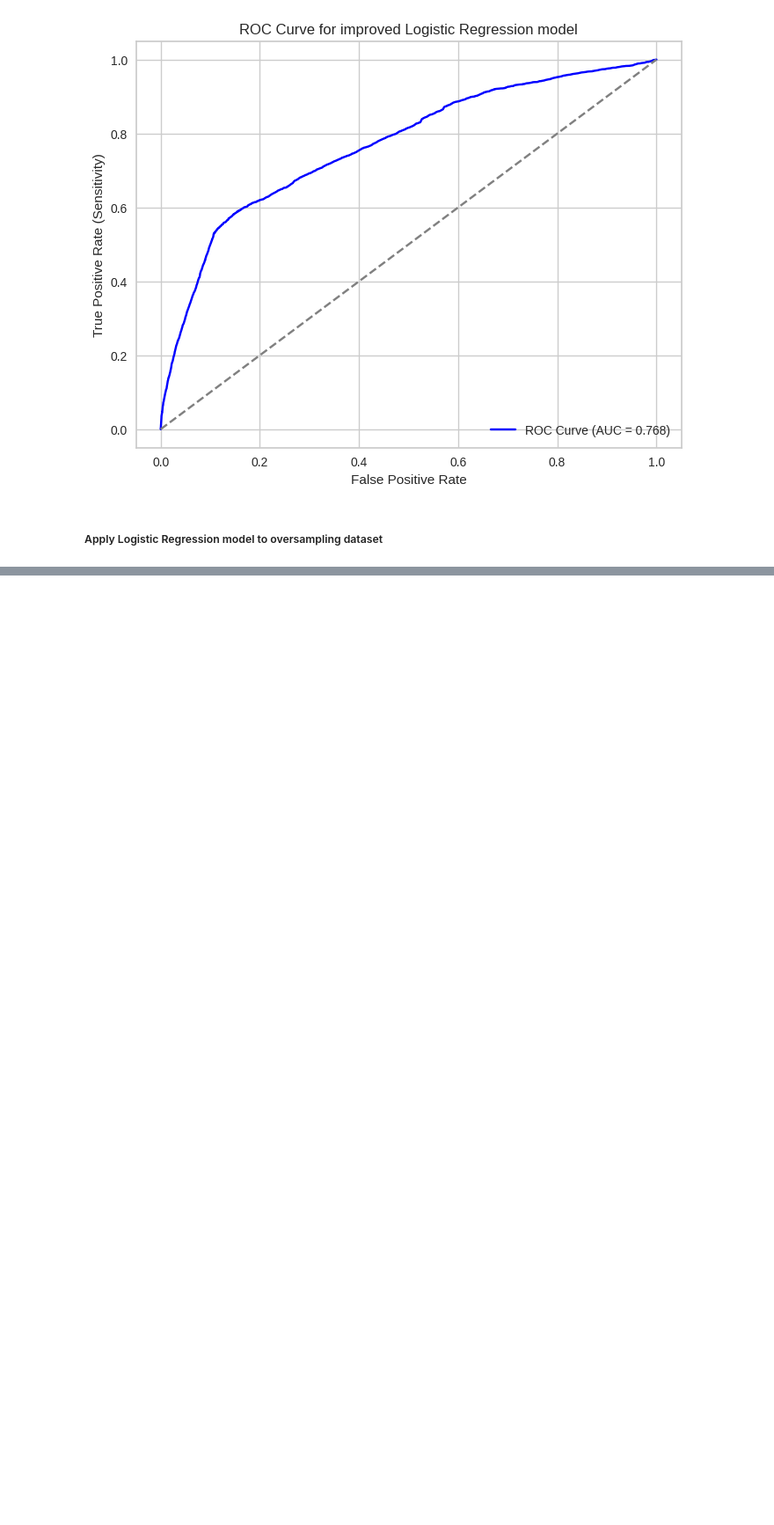
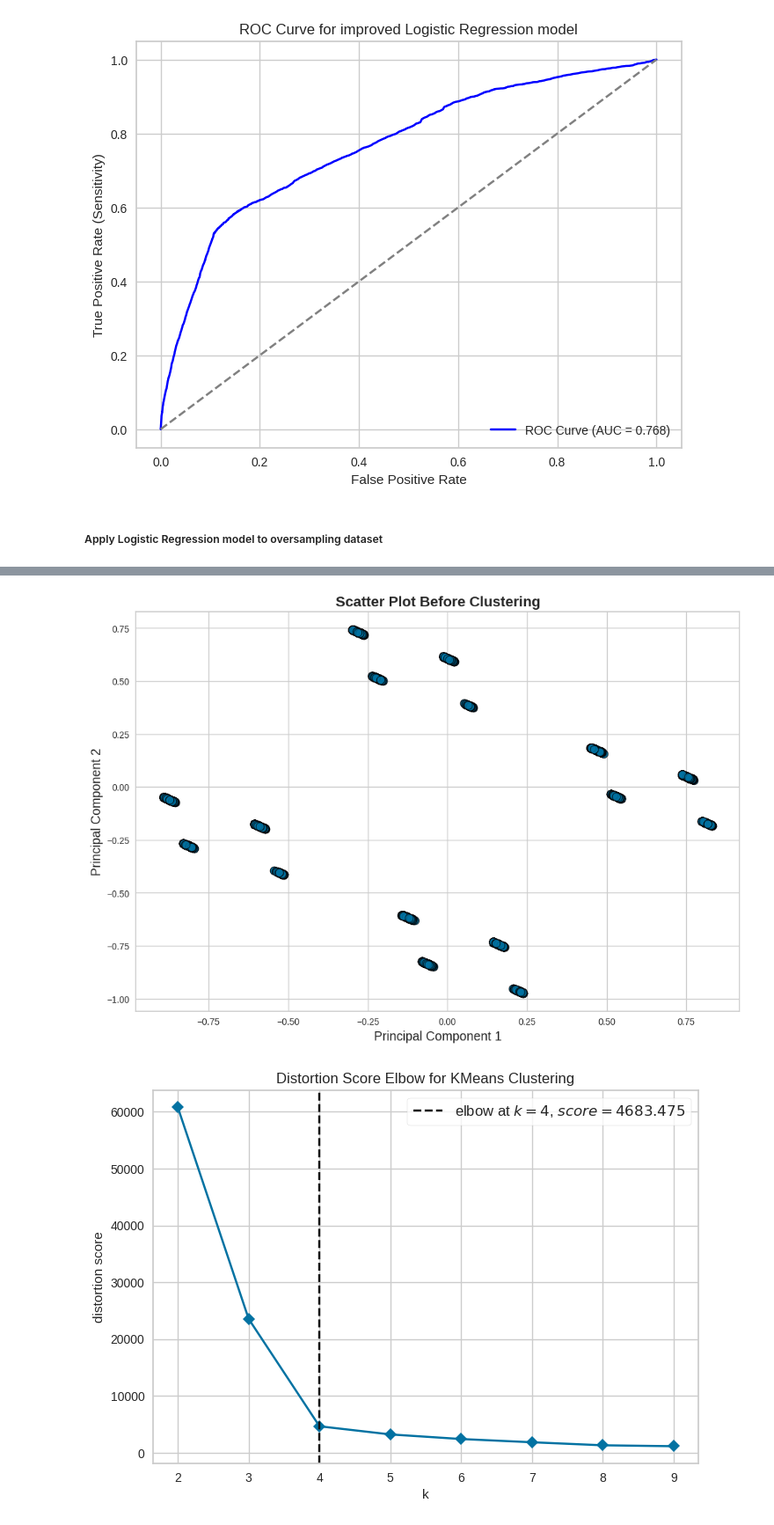
Before and after one commit to linhmai1609/CO7093_Big-Data_Coursework, a Jupyter notebook: logistic_regression_model_pyspark.ipynb, the cells around one changed output, grey strips where cells are left out. Shown at 88% size. Drawn from its saved outputs; the diff is of its cells as text; code cells hidden in the pictures; blank space fills up the shorter version.

```diff
--- a/logistic_regression_model_pyspark.ipynb
+++ b/logistic_regression_model_pyspark.ipynb
@@ -297,0 +417,5 @@ weighted avg       0.88      0.90      0.87     40025
+# %%
+mdp.trainAndTestKmeansClassifiers(DATA_PATH='data/Dataset_revised_pyspark.csv', sampling=None)
+# %% [output]
+[figure, added]
+[figure, added]
```
Also changed, not shown: parts of 10 cells of this notebook, 1 other file.
